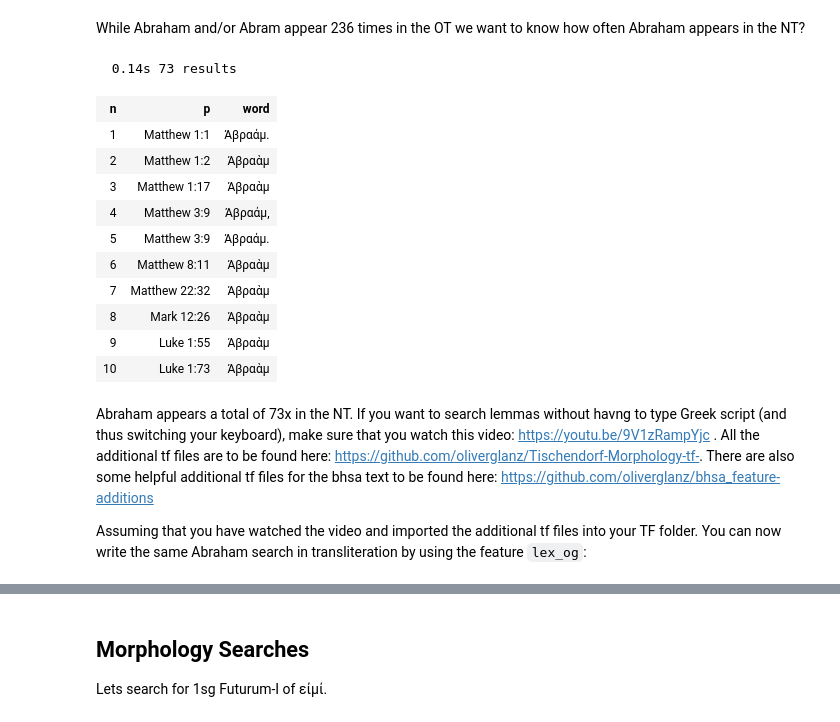
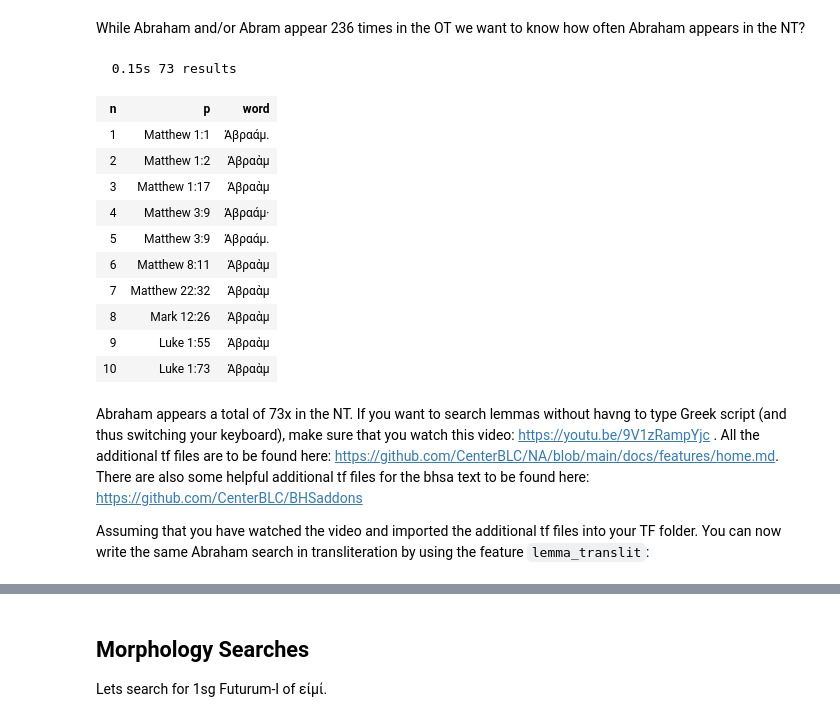
Before and after one commit to oliverglanz/Text-Fabric, a Jupyter notebook: Research-Workshop-Series/0200_PhD-Workshop_TF_002_jupyter-notebooks-intro.ipynb, the cells around one changed output, grey strips where cells are left out. Cells and saved outputs as stored; diff of their text form; code cells hidden in the pictures.

```diff
--- a/Research-Workshop-Series/0200_PhD-Workshop_TF_002_jupyter-notebooks-intro.ipynb
+++ b/Research-Workshop-Series/0200_PhD-Workshop_TF_002_jupyter-notebooks-intro.ipynb
@@ -68,4 +72,4 @@ Text-Fabric API: names N F E L T S C TF directly usable
 # %%
-# Now we load the TF tisch database
-NT = use('tisch', hoist=globals())
+# Now we load the TF Nestle1904 database
+NT = use("CenterBLC/NA", version="1904")
 # %% [output]
@@ -206,27 +213,27 @@ While Abraham and/or Abram appear 236 times in the OT we want to know how often
 # %%
 # Searching for "Abraham" in the NT
 NTAbrahamSearch = '''
-word anlex_lem=Ἀβραάμ
+word lemma=Ἀβραάμ
 '''
 NTAbrahamSearch  = NT.search(NTAbrahamSearch)
 NT.table(NTAbrahamSearch, start=1, end=10, condensed=False)
 # %% [output]
-  0.14s 73 results
+  0.15s 73 results
 | n | p | word |
-| 1 | Matthew 1:1 | Ἀβραάμ. |
+| 1 | Matthew 1:1 | Ἀβραάμ. |
 | 2 | Matthew 1:2 | Ἀβραὰμ |
 | 3 | Matthew 1:17 | Ἀβραὰμ |
-| 4 | Matthew 3:9 | Ἀβραάμ, |
-| 5 | Matthew 3:9 | Ἀβραάμ. |
+| 4 | Matthew 3:9 | Ἀβραάμ· |
+| 5 | Matthew 3:9 | Ἀβραάμ. |
 | 6 | Matthew 8:11 | Ἀβραὰμ |
 | 7 | Matthew 22:32 | Ἀβραὰμ |
 | 8 | Mark 12:26 | Ἀβραὰμ |
 | 9 | Luke 1:55 | Ἀβραὰμ |
 | 10 | Luke 1:73 | Ἀβραὰμ |
 # %% [markdown]
-Abraham appears a total of 73x in the NT. If you want to search lemmas without havng to type Greek script (and thus switching your keyboard), make sure that you watch this video: https://youtu.be/9V1zRampYjc . All the additional tf files are to be found here: https://github.com/oliverglanz/Tischendorf-Morphology-tf-. There are also some helpful additional tf files for the bhsa text to be found here: https://github.com/oliverglanz/bhsa_feature-additions
+Abraham appears a total of 73x in the NT. If you want to search lemmas without havng to type Greek script (and thus switching your keyboard), make sure that you watch this video: https://youtu.be/9V1zRampYjc . All the additional tf files are to be found here: https://github.com/CenterBLC/NA/blob/main/docs/features/home.md. There are also some helpful additional tf files for the bhsa text to be found here: https://github.com/CenterBLC/BHSaddons
 
-Assuming that you have watched the video and imported the additional tf files into your TF folder. You can now write the same Abraham search in transliteration by using the feature `lex_og`:
+Assuming that you have watched the video and imported the additional tf files into your TF folder. You can now write the same Abraham search in transliteration by using the feature `lemma_translit`:
 # %%
 # Searching for "Abraham" in the NT with transliteration
 NTAbrahamSearchLex = '''
```
Also changed, not shown: parts of 19 cells of this notebook, 7 other files.
